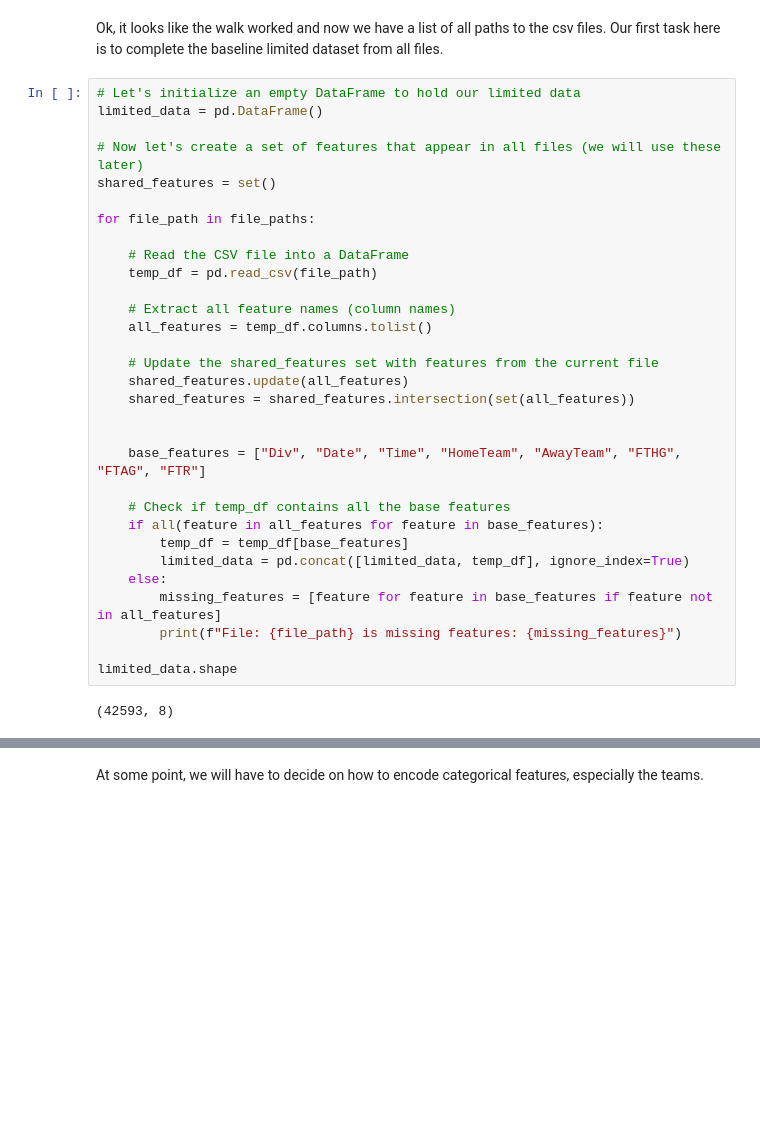
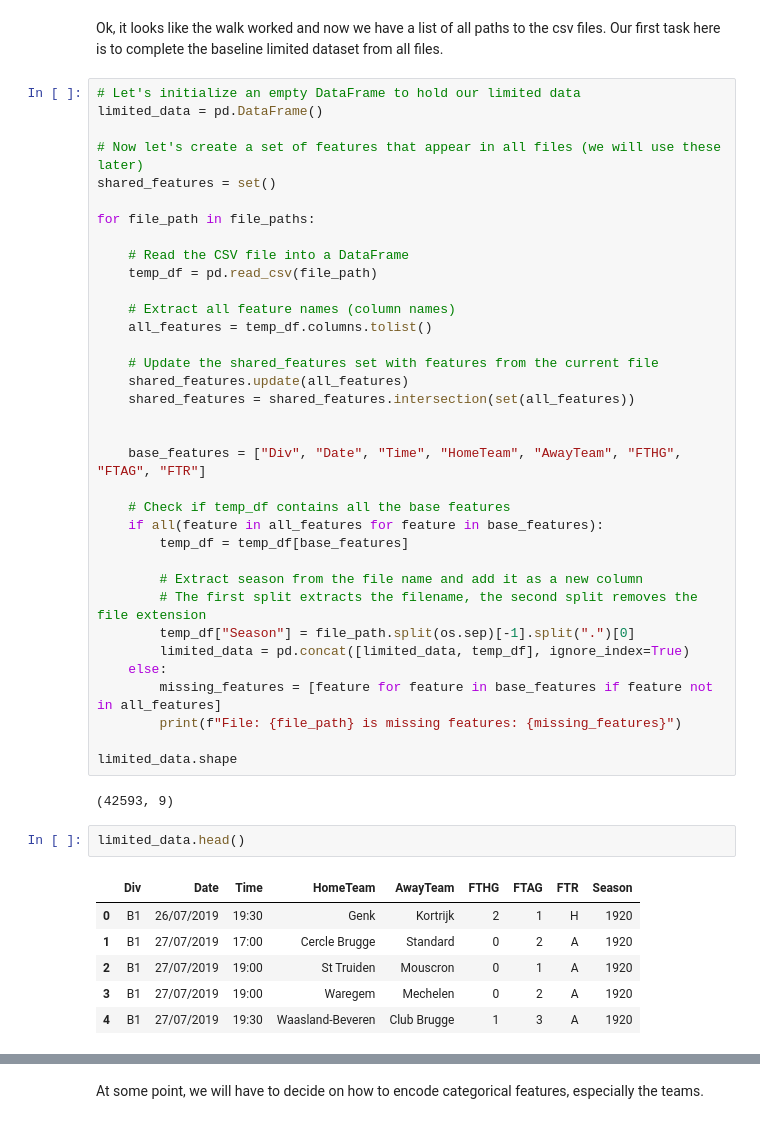
Before and after one commit to otabrzak/ml2-coursework, a Jupyter notebook: coursework_notebook.ipynb, the cells around one changed output, grey strips where cells are left out. Cells and saved outputs as stored; diff of their text form; blank space fills up the shorter version.

```diff
--- a/coursework_notebook.ipynb
+++ b/coursework_notebook.ipynb
@@ -72,6 +75,10 @@ for file_path in file_paths:
     # Check if temp_df contains all the base features
     if all(feature in all_features for feature in base_features):
         temp_df = temp_df[base_features]
+
+        # Extract season from the file name and add it as a new column
+        # The first split extracts the filename, the second split removes the file extension
+        temp_df["Season"] = file_path.split(os.sep)[-1].split(".")[0]
         limited_data = pd.concat([limited_data, temp_df], ignore_index=True)
     else:
         missing_features = [feature for feature in base_features if feature not in all_features]
@@ -79,4 +86,13 @@ for file_path in file_paths:
 
 limited_data.shape
 # %% [output]
-(42593, 8)
+(42593, 9)
+# %%
+limited_data.head()
+# %% [output]
+|  | Div | Date | Time | HomeTeam | AwayTeam | FTHG | FTAG | FTR | Season |
+| 0 | B1 | 26/07/2019 | 19:30 | Genk | Kortrijk | 2 | 1 | H | 1920 |
+| 1 | B1 | 27/07/2019 | 17:00 | Cercle Brugge | Standard | 0 | 2 | A | 1920 |
+| 2 | B1 | 27/07/2019 | 19:00 | St Truiden | Mouscron | 0 | 1 | A | 1920 |
+| 3 | B1 | 27/07/2019 | 19:00 | Waregem | Mechelen | 0 | 2 | A | 1920 |
+| 4 | B1 | 27/07/2019 | 19:30 | Waasland-Beveren | Club Brugge | 1 | 3 | A | 1920 |
```
Also changed, not shown: parts of 13 cells of this notebook.
